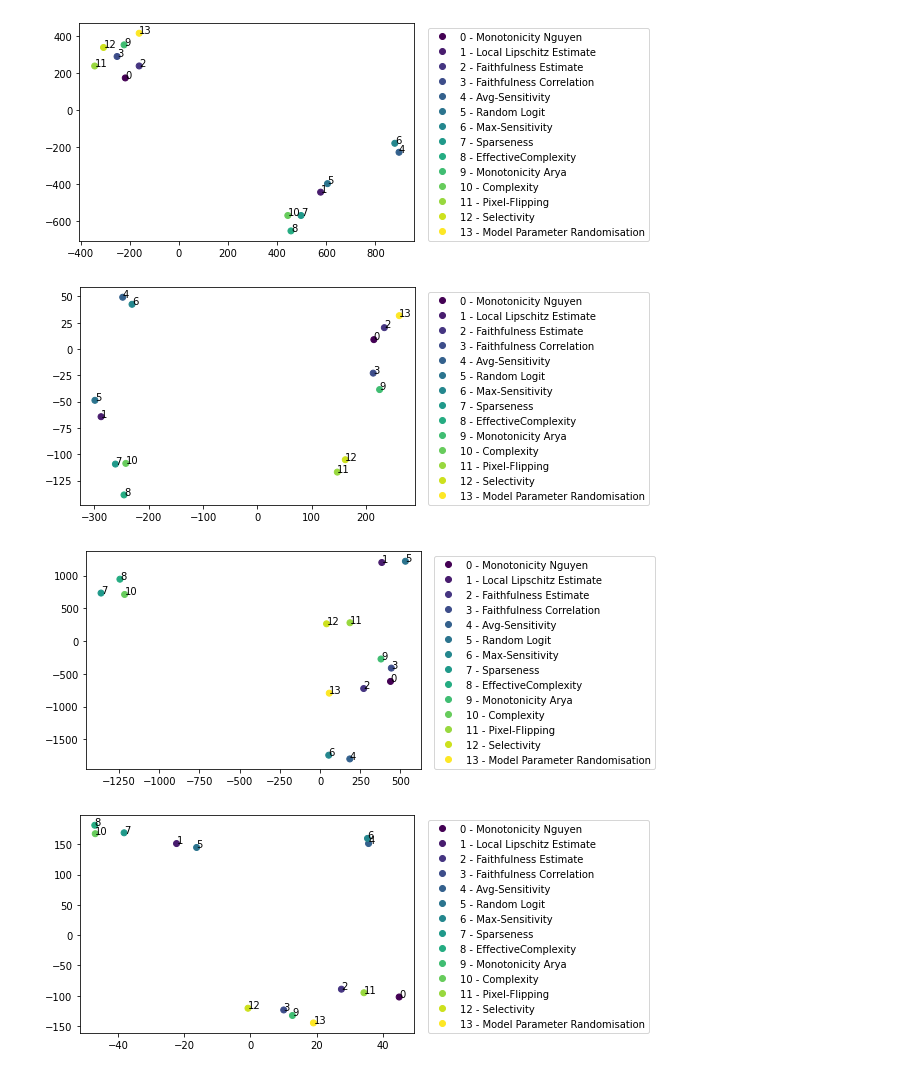
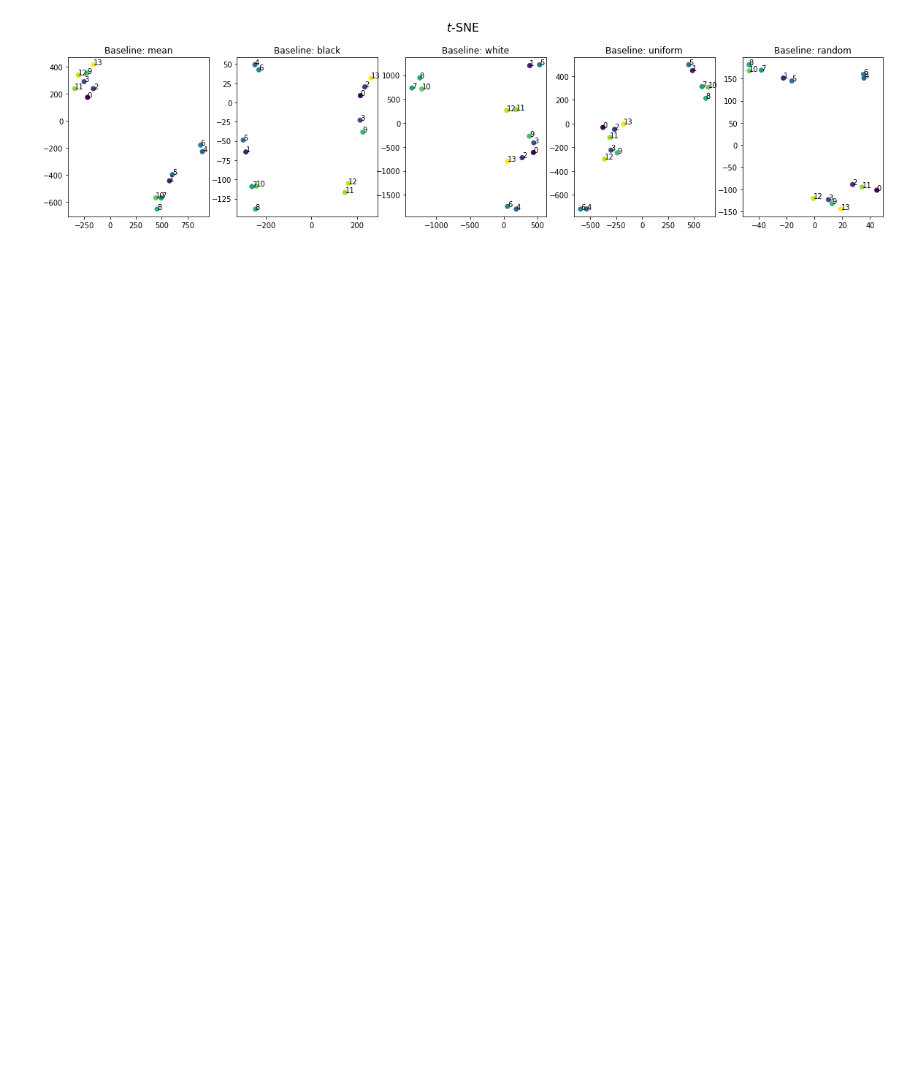
Before and after one commit to multitel-ai/Evaluation-XAI-Metrics-GD6-TRAIL, a Jupyter notebook: hyper_param_variations.ipynb, the cells around one changed output. Saved outputs shown, nothing was run; the diff lists cells and outputs as text; code cells hidden in the pictures; blank space fills up the shorter version.

```diff
--- a/hyper_param_variations.ipynb
+++ b/hyper_param_variations.ipynb
@@ -72,6 +73,6 @@ transform = {'Monotonicity Nguyen': lambda x: x, 'Local Lipschitz Estimate': lam
              "Selectivity": lambda x: -parser_method_dict(x), 'Model Parameter Randomisation': lambda x: parser_method_dict_with_layers(x),
              'Monotonicity Arya': lambda x: x,
             }
-baselines = ["mean", "black", "white", "random", "uniform"]
+baselines = ["mean", "black", "white", "uniform", "random"]
 
 methods = ['integratedgrad', 'smoothgrad', 'guidedbackprop', 'rise', 'gradcam', 'scorecam', 'layercam', 'random', 'sobel', "gaussian", "polycam"]
@@ -213,17 +142,24 @@ df_ranks["uniform"]
 from sklearn.decomposition import PCA
 from sklearn.manifold import TSNE
 # %%
-for base in baselines:
+fig, ax = plt.subplots(figsize=(20, 4), nrows=1, ncols=len(baselines))
+variance_ratio = []
+for b, base in enumerate(baselines):
     pca = PCA(n_components=2, svd_solver="full")
     df_ranks1 = df_ranks[base].transpose()
     pca.fit(df_ranks1)
+    variance_ratio.append(sum(pca.explained_variance_ratio_))
     Z = pca.transform(df_ranks1)
 
-    sct = plt.scatter(Z[:,0], Z[:,1], c= range(Z.shape[0]))
+    sct = ax[b].scatter(Z[:,0], Z[:,1], c= range(Z.shape[0]))
+    ax[b].title.set_text(f"Baseline: {base}")
     for i, txt in enumerate(df_ranks1.index):
-        plt.annotate(i, (Z[i,0], Z[i,1]))
-    plt.legend(handles=sct.legend_elements()[0], labels=[f"{j} - {metr}" for j, metr in enumerate(metrics_full)],
-              loc = (1.04,0))
-    plt.savefig(f"results/figures/variations/PCA_{base}.png", bbox_inches='tight')
-    plt.show()
+        ax[b].annotate(i, (Z[i,0], Z[i,1]))
+
+    #plt.savefig(f"results/figures/variations/PCA_{base}.png", bbox_inches='tight')
+fig.suptitle('PCA', fontsize=16, x=0.5, y=1.05)
+fig.legend(handles=sct.legend_elements()[0], labels=[f"{j} - {metr}" for j, metr in enumerate(metrics_full)],
+              loc = ('upper right'), ncol=7, bbox_to_anchor=(0.92, 0.06))
+fig.savefig(f"results/figures/PCA.png", bbox_inches='tight')
+plt.show()
 # %% [output]
@@ -235,20 +171,25 @@ for base in baselines:
 # %%
 perp = 2
-for base in baselines:
+fig, ax = plt.subplots(figsize=(20, 4), nrows=1, ncols=len(baselines))
+
+for b, base in enumerate(baselines):
     tsne = TSNE(n_components=2, perplexity=perp,
                        init='random', random_state = 1234)
     df_ranks1 = df_ranks[base].transpose()
     X_embedded = tsne.fit_transform(df_ranks1.values)
-    scatter = plt.scatter(X_embedded[:,0], X_embedded[:,1], c= range(X_embedded.shape[0]))
+    scatter = ax[b].scatter(X_embedded[:,0], X_embedded[:,1], c= range(X_embedded.shape[0]))
+    ax[b].title.set_text(f"Baseline: {base}")
+
     for i, txt in enumerate(df_ranks1.index):
-        plt.annotate(i, (X_embedded[i,0], X_embedded[i,1]))
+        ax[b].annotate(i, (X_embedded[i,0], X_embedded[i,1]))
 
-    plt.legend(handles=scatter.legend_elements()[0], labels=[f"{j} - {metr}" for j, metr in enumerate(metrics_full)],
-              loc = (1.04,0))
-    plt.savefig(f"results/figures/variations/tsne_{base}.png", bbox_inches='tight')
-    plt.show()
+    #plt.legend(handles=scatter.legend_elements()[0], labels=[f"{j} - {metr}" for j, metr in enumerate(metrics_full)],
+    #          loc = (1.04,0))
+    #plt.savefig(f"results/figures/variations/tsne_{base}.png", bbox_inches='tight')
+
+fig.suptitle('$t$-SNE', fontsize=16, x=0.5, y=1.05)
+
+fig.savefig(f"results/figures/tsne.png",  bbox_inches='tight')
+plt.show()
 # %% [output]
-[figure, old version]
+[figure, new version]
-[figure, removed]
-[figure, removed]
-[figure, removed]
```
Also changed, not shown: parts of 7 cells of this notebook.
